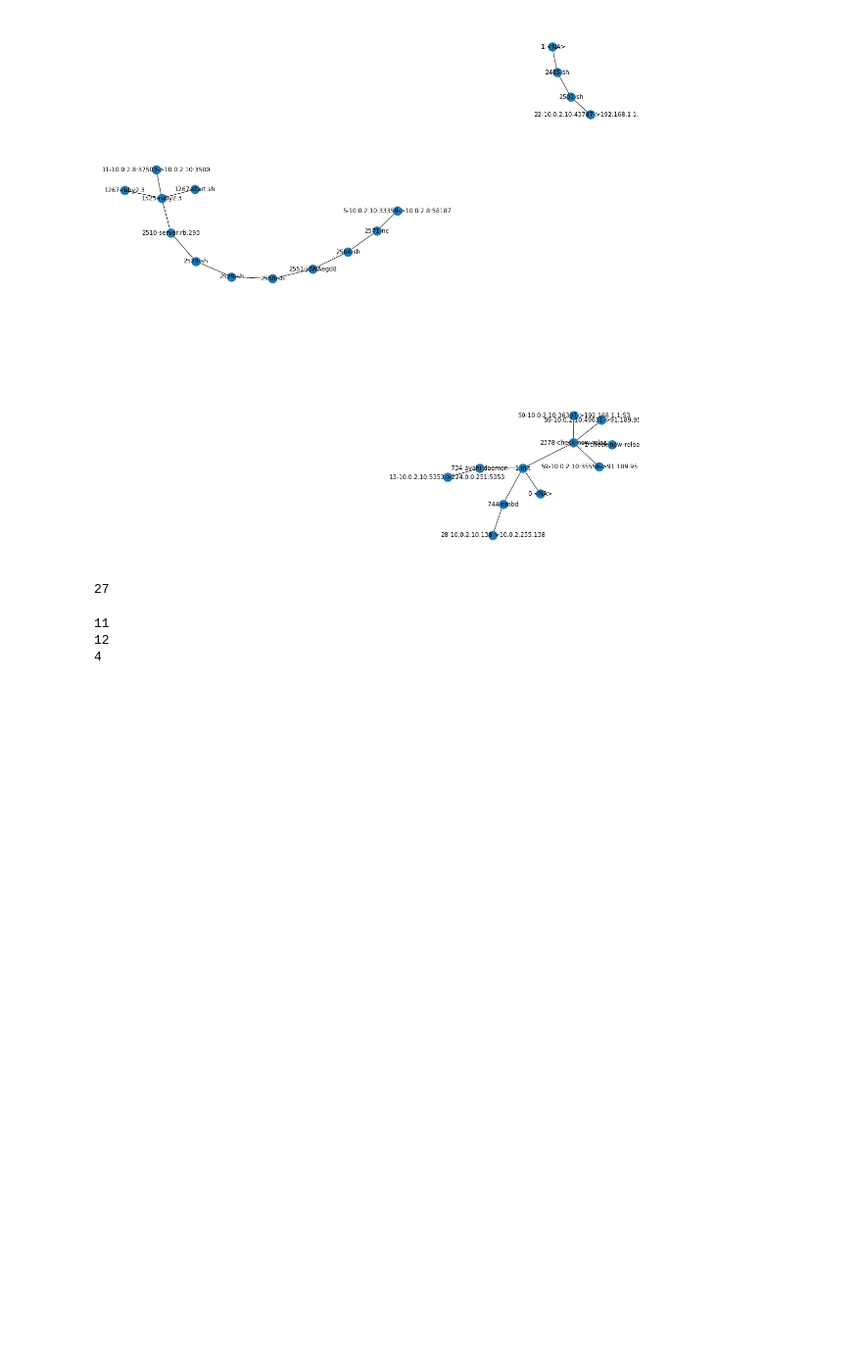
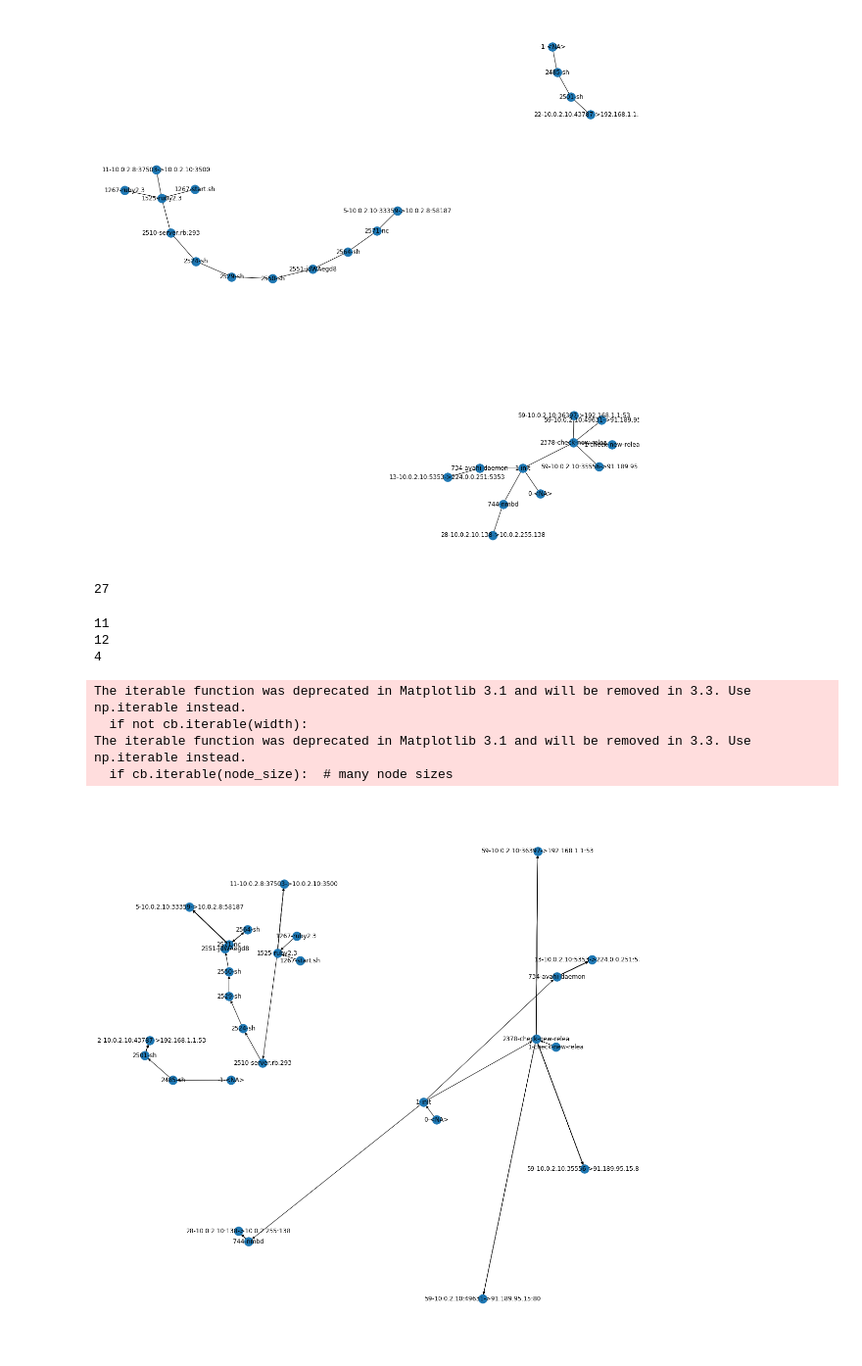
Before and after one commit to omid-s/graalf_output_processor, a Jupyter notebook: notebooks/graphCreator.ipynb, the cells around one changed output. Shown: that part at 98% size. Cells and saved outputs as stored; diff of their text form; code cells hidden in the pictures; blank space fills up the shorter version.

```diff
--- a/notebooks/graphCreator.ipynb
+++ b/notebooks/graphCreator.ipynb
@@ -68,3 +68,30 @@ for pick in data:
     cntr+=1
     with open("../output/%d.json" % cntr , "w") as the_file:
         json.dump([edges[x] for x in pick], the_file)
+# %%
+the_g = BG = nx.MultiDiGraph()
+# %%
+nodes = []
+edges = {}
+edge_ones = []
+for x in rows:
+    edges[x['sequence_number']] = x
+    from_node = "%s-%s" % (x["from_id"],x["from_name"])
+    to_node = "%s-%s" % (x["to_id"],x["to_name"])
+    nodes.append(from_node)
+    nodes.append(to_node)
+    edge_ones.append((from_node,to_node,x['sequence_number']))
+# %%
+the_g.add_nodes_from(nodes)
+for pick in edge_ones:
+    the_g.add_edge( pick[0],pick[1], number=pick[2] )
+#     the_g.add_edges_from(edge_ones)
+# %%
+plt.figure(figsize=(15,15))
+nx.draw(the_g,with_labels = True)
+# %% [output]
+The iterable function was deprecated in Matplotlib 3.1 and will be removed in 3.3. Use np.iterable instead.
+  if not cb.iterable(width):
+The iterable function was deprecated in Matplotlib 3.1 and will be removed in 3.3. Use np.iterable instead.
+  if cb.iterable(node_size):  # many node sizes
+[figure, added]
```
Also changed, not shown: parts of 6 cells of this notebook, 8 other files.
